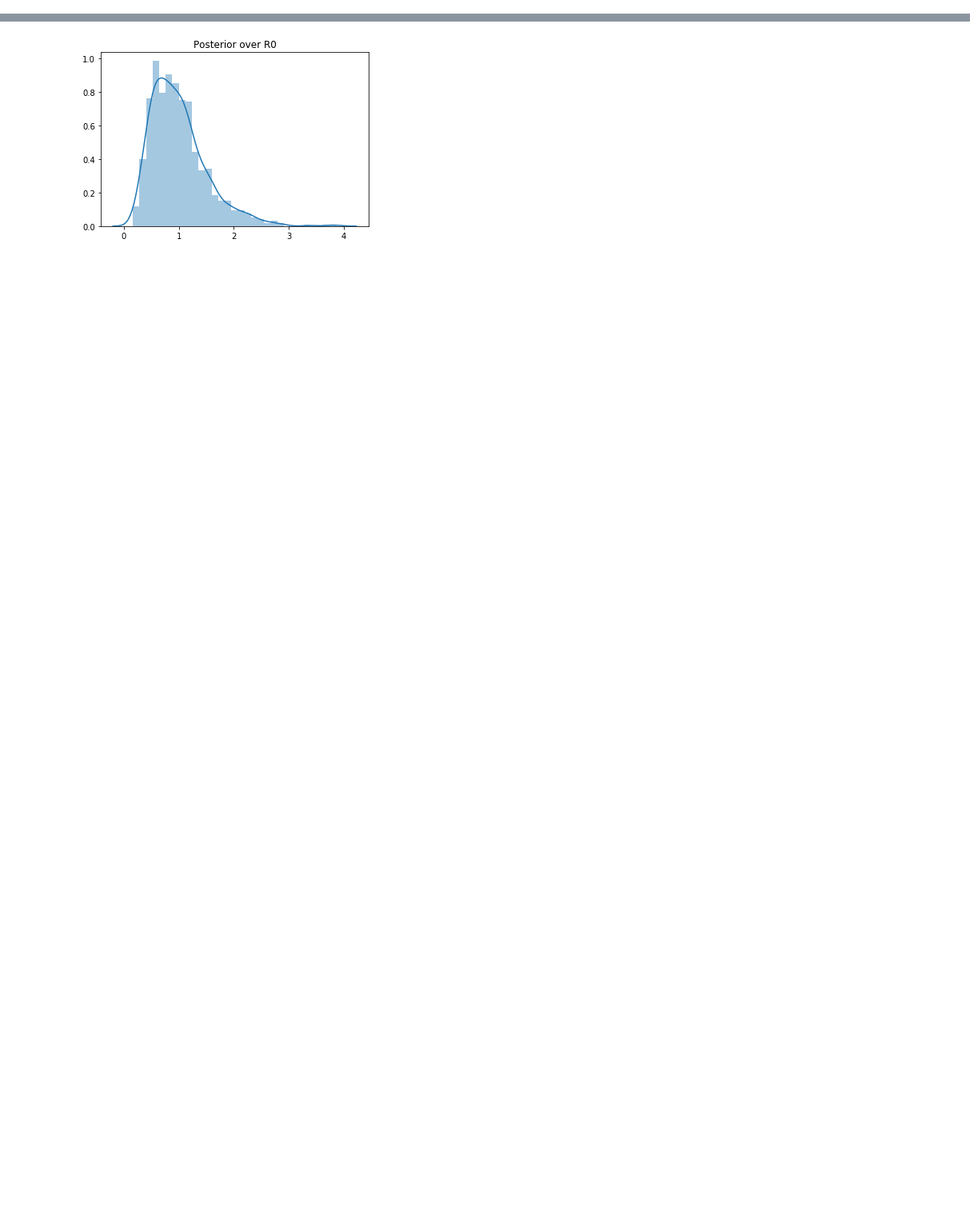
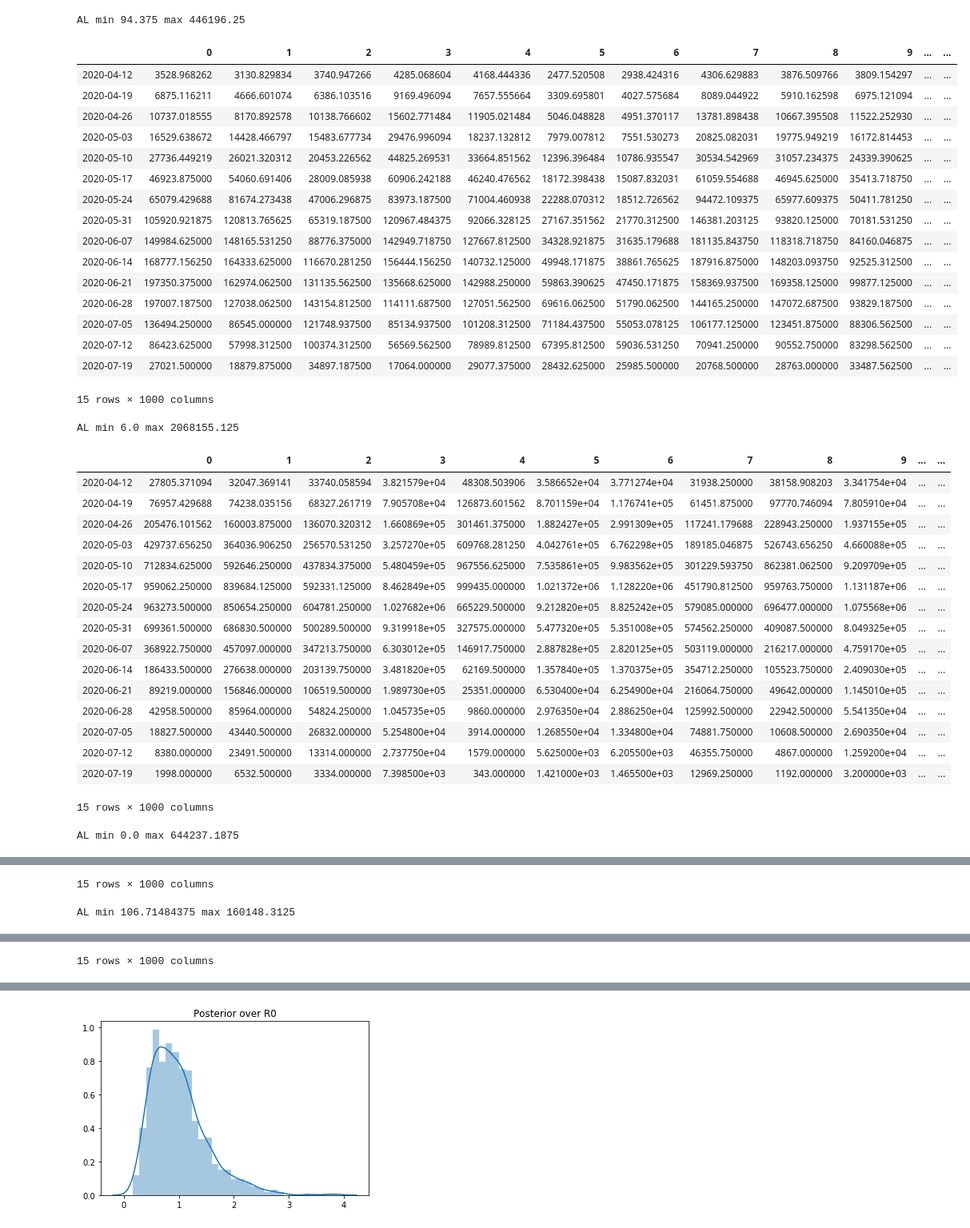
Before and after one commit to dsheldon/covid, a Jupyter notebook: Weekly Forecast.ipynb, the cells around one changed output, grey strips where cells are left out. Shown at 80% size. Saved outputs shown, nothing was run; the diff lists cells and outputs as text; code cells hidden in the pictures; blank space fills up the shorter version.

Commit message:
Some edits for hierarchical models

```diff
--- a/Weekly Forecast.ipynb
+++ b/Weekly Forecast.ipynb
@@ -38,14 +36,17 @@ def get_weekly(place, start, **kwargs):
 # %%
+### My cell --- load individual files and run get_weekly
 start = '2020-03-04'
 forecast_start = '2020-04-12'
 
 num_weeks = 25
 
 data = util.load_state_data()
-places = sorted(list(data.keys()))
+#places = sorted(list(data.keys()))
+places = ['AK', 'AL']
 
 for place in places:
-    conf, hosp = get_weekly(place, start)
+    prior_samples, mcmc_samples, post_pred_samples = util.load_samples(place, path='out-hosp')
+    conf, hosp = get_weekly(post_pred_samples, start)
     hosp = hosp[forecast_start:].iloc[:num_weeks]
     X = hosp.values
     hosp[hosp<0.] = 0.
@@ -71,0 +58,60 @@ WY min 0.0 max 10055.091796875
+# %%
+### Load hierarchical file, split into places, and call get_weekly on each place
+start = '2020-03-04'
+forecast_start = '2020-04-12'
+
+num_weeks = 25
+
+prior_samples, mcmc_samples, post_pred_samples = util.load_samples('US_covariates', path='out')
+
+fields = ['mean_y0', 'mean_y', 'mean_y_future'] # TODO: add what fields you need
+
+num_places = post_pred_samples['mean_y'].shape[1]
+
+for i in range(num_places):
+    place_samples = {k: post_pred_samples[k][:,i,...] for k in fields}
+    confirmed, = get_weekly(place_samples, start, obs_names=['mean_y'])   # TODO: update obs_names
+    confirmed = confirmed[forecast_start:].iloc[:num_weeks]
+    X = confirmed.values
+    confirmed[confirmed<0.] = 0.
+    print(place, "min", X.min(), "max", X.max())
+    display(confirmed)
+    #confirmed.to_csv(f'hosp/{place}_hosp.csv', float_format="%.0f")     # TODO: figure out the place
+# %% [output]
+AL min 94.375 max 446196.25
+|  | 0 | 1 | 2 | 3 | 4 | 5 | 6 | 7 | 8 | 9 | ... | ... |
+| 2020-04-12 | 3528.968262 | 3130.829834 | 3740.947266 | 4285.068604 | 4168.444336 | 2477.520508 | 2938.424316 | 4306.629883 | 3876.509766 | 3809.154297 | ... | ... |
+| 2020-04-19 | 6875.116211 | 4666.601074 | 6386.103516 | 9169.496094 | 7657.555664 | 3309.695801 | 4027.575684 | 8089.044922 | 5910.162598 | 6975.121094 | ... | ... |
+| 2020-04-26 | 10737.018555 | 8170.892578 | 10138.766602 | 15602.771484 | 11905.021484 | 5046.048828 | 4951.370117 | 13781.898438 | 10667.395508 | 11522.252930 | ... | ... |
+| 2020-05-03 | 16529.638672 | 14428.466797 | 15483.677734 | 29476.996094 | 18237.132812 | 7979.007812 | 7551.530273 | 20825.082031 | 19775.949219 | 16172.814453 | ... | ... |
+| 2020-05-10 | 27736.449219 | 26021.320312 | 20453.226562 | 44825.269531 | 33664.851562 | 12396.396484 | 10786.935547 | 30534.542969 | 31057.234375 | 24339.390625 | ... | ... |
+| 2020-05-17 | 46923.875000 | 54060.691406 | 28009.085938 | 60906.242188 | 46240.476562 | 18172.398438 | 15087.832031 | 61059.554688 | 46945.625000 | 35413.718750 | ... | ... |
+| 2020-05-24 | 65079.429688 | 81674.273438 | 47006.296875 | 83973.187500 | 71004.460938 | 22288.070312 | 18512.726562 | 94472.109375 | 65977.609375 | 50411.781250 | ... | ... |
+| 2020-05-31 | 105920.921875 | 120813.765625 | 65319.187500 | 120967.484375 | 92066.328125 | 27167.351562 | 21770.312500 | 146381.203125 | 93820.125000 | 70181.531250 | ... | ... |
+| 2020-06-07 | 149984.625000 | 148165.531250 | 88776.375000 | 142949.718750 | 127667.812500 | 34328.921875 | 31635.179688 | 181135.843750 | 118318.718750 | 84160.046875 | ... | ... |
+| 2020-06-14 | 168777.156250 | 164333.625000 | 116670.281250 | 156444.156250 | 140732.125000 | 49948.171875 | 38861.765625 | 187916.875000 | 148203.093750 | 92525.312500 | ... | ... |
+| 2020-06-21 | 197350.375000 | 162974.062500 | 131135.562500 | 135668.625000 | 142988.250000 | 59863.390625 | 47450.171875 | 158369.937500 | 169358.125000 | 99877.125000 | ... | ... |
+| 2020-06-28 | 197007.187500 | 127038.062500 | 143154.812500 | 114111.687500 | 127051.562500 | 69616.062500 | 51790.062500 | 144165.250000 | 147072.687500 | 93829.187500 | ... | ... |
+| 2020-07-05 | 136494.250000 | 86545.000000 | 121748.937500 | 85134.937500 | 101208.312500 | 71184.437500 | 55053.078125 | 106177.125000 | 123451.875000 | 88306.562500 | ... | ... |
+| 2020-07-12 | 86423.625000 | 57998.312500 | 100374.312500 | 56569.562500 | 78989.812500 | 67395.812500 | 59036.531250 | 70941.250000 | 90552.750000 | 83298.562500 | ... | ... |
+| 2020-07-19 | 27021.500000 | 18879.875000 | 34897.187500 | 17064.000000 | 29077.375000 | 28432.625000 | 25985.500000 | 20768.500000 | 28763.000000 | 33487.562500 | ... | ... |
+15 rows × 1000 columns
+AL min 6.0 max 2068155.125
+|  | 0 | 1 | 2 | 3 | 4 | 5 | 6 | 7 | 8 | 9 | ... | ... |
+| 2020-04-12 | 27805.371094 | 32047.369141 | 33740.058594 | 3.821579e+04 | 48308.503906 | 3.586652e+04 | 3.771274e+04 | 31938.250000 | 38158.908203 | 3.341754e+04 | ... | ... |
+| 2020-04-19 | 76957.429688 | 74238.035156 | 68327.261719 | 7.905708e+04 | 126873.601562 | 8.701159e+04 | 1.176741e+05 | 61451.875000 | 97770.746094 | 7.805910e+04 | ... | ... |
+| 2020-04-26 | 205476.101562 | 160003.875000 | 136070.320312 | 1.660869e+05 | 301461.375000 | 1.882427e+05 | 2.991309e+05 | 117241.179688 | 228943.250000 | 1.937155e+05 | ... | ... |
+| 2020-05-03 | 429737.656250 | 364036.906250 | 256570.531250 | 3.257270e+05 | 609768.281250 | 4.042761e+05 | 6.762298e+05 | 189185.046875 | 526743.656250 | 4.660088e+05 | ... | ... |
+| 2020-05-10 | 712834.625000 | 592646.250000 | 437834.375000 | 5.480459e+05 | 967556.625000 | 7.535861e+05 | 9.983562e+05 | 301229.593750 | 862381.062500 | 9.209709e+05 | ... | ... |
+| 2020-05-17 | 959062.250000 | 839684.125000 | 592331.125000 | 8.462849e+05 | 999435.000000 | 1.021372e+06 | 1.128220e+06 | 451790.812500 | 959763.750000 | 1.131187e+06 | ... | ... |
+| 2020-05-24 | 963273.500000 | 850654.250000 | 604781.250000 | 1.027682e+06 | 665229.500000 | 9.212820e+05 | 8.825242e+05 | 579085.000000 | 696477.000000 | 1.075568e+06 | ... | ... |
+| 2020-05-31 | 699361.500000 | 686830.500000 | 500289.500000 | 9.319918e+05 | 327575.000000 | 5.477320e+05 | 5.351008e+05 | 574562.250000 | 409087.500000 | 8.049325e+05 | ... | ... |
+| 2020-06-07 | 368922.750000 | 457097.000000 | 347213.750000 | 6.303012e+05 | 146917.750000 | 2.887828e+05 | 2.820125e+05 | 503119.000000 | 216217.000000 | 4.759170e+05 | ... | ... |
+| 2020-06-14 | 186433.500000 | 276638.000000 | 203139.750000 | 3.481820e+05 | 62169.500000 | 1.357840e+05 | 1.370375e+05 | 354712.250000 | 105523.750000 | 2.409030e+05 | ... | ... |
+| 2020-06-21 | 89219.000000 | 156846.000000 | 106519.500000 | 1.989730e+05 | 25351.000000 | 6.530400e+04 | 6.254900e+04 | 216064.750000 | 49642.000000 | 1.145010e+05 | ... | ... |
+| 2020-06-28 | 42958.500000 | 85964.000000 | 54824.250000 | 1.045735e+05 | 9860.000000 | 2.976350e+04 | 2.886250e+04 | 125992.500000 | 22942.500000 | 5.541350e+04 | ... | ... |
+| 2020-07-05 | 18827.500000 | 43440.500000 | 26832.000000 | 5.254800e+04 | 3914.000000 | 1.268550e+04 | 1.334800e+04 | 74881.750000 | 10608.500000 | 2.690350e+04 | ... | ... |
+| 2020-07-12 | 8380.000000 | 23491.500000 | 13314.000000 | 2.737750e+04 | 1579.000000 | 5.625000e+03 | 6.205500e+03 | 46355.750000 | 4867.000000 | 1.259200e+04 | ... | ... |
+| 2020-07-19 | 1998.000000 | 6532.500000 | 3334.000000 | 7.398500e+03 | 343.000000 | 1.421000e+03 | 1.465500e+03 | 12969.250000 | 1192.000000 | 3.200000e+03 | ... | ... |
+15 rows × 1000 columns
+AL min 0.0 max 644237.1875
@@ -71,0 +134,2 @@ WY min 0.0 max 10055.091796875
+15 rows × 1000 columns
+AL min 106.71484375 max 160148.3125
@@ -72,3 +152,4 @@ WY min 0.0 max 10055.091796875
+15 rows × 1000 columns
 # %%
 data = util.load_state_data()
 places = sorted(list(data.keys()))
```
Also changed, not shown: parts of 3 cells of this notebook.
